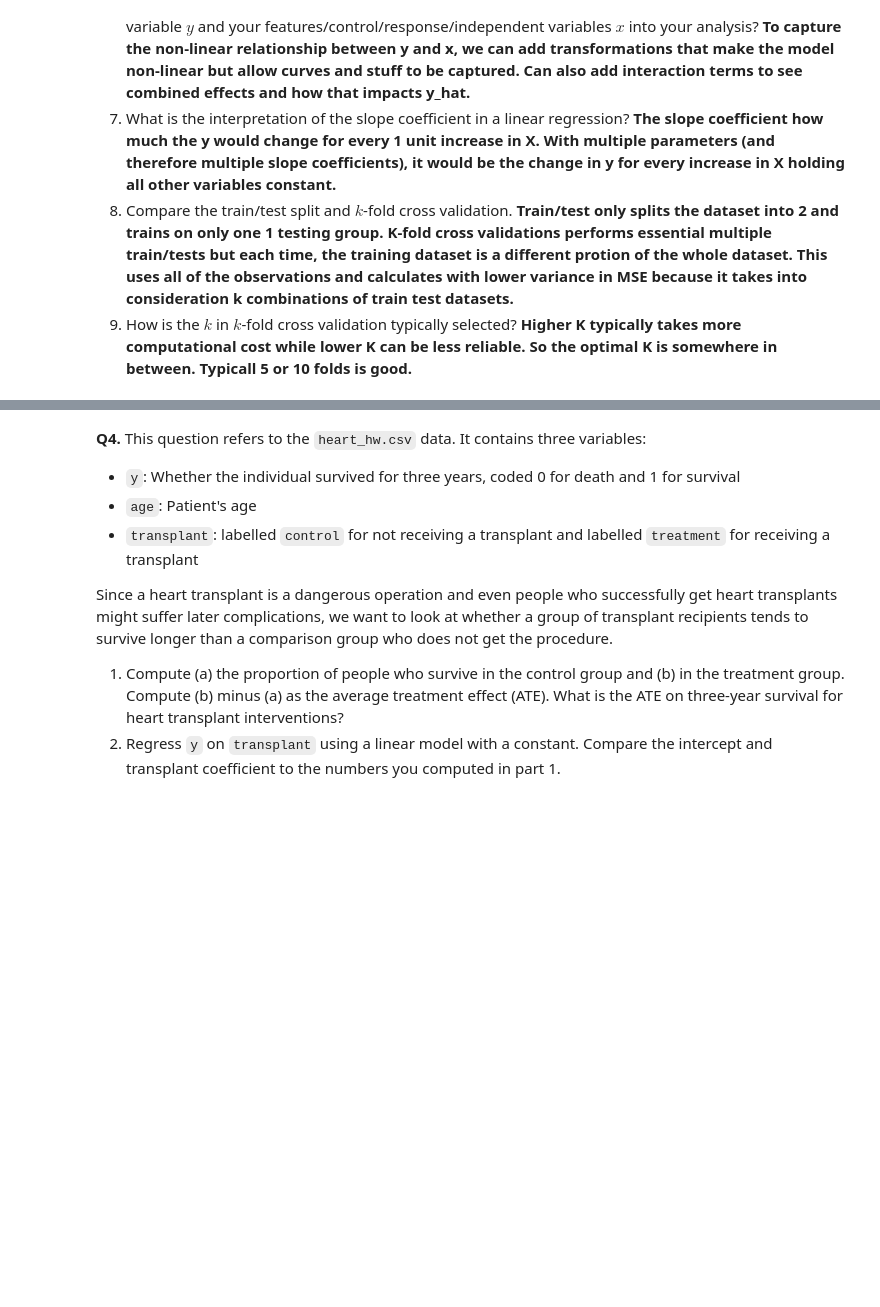
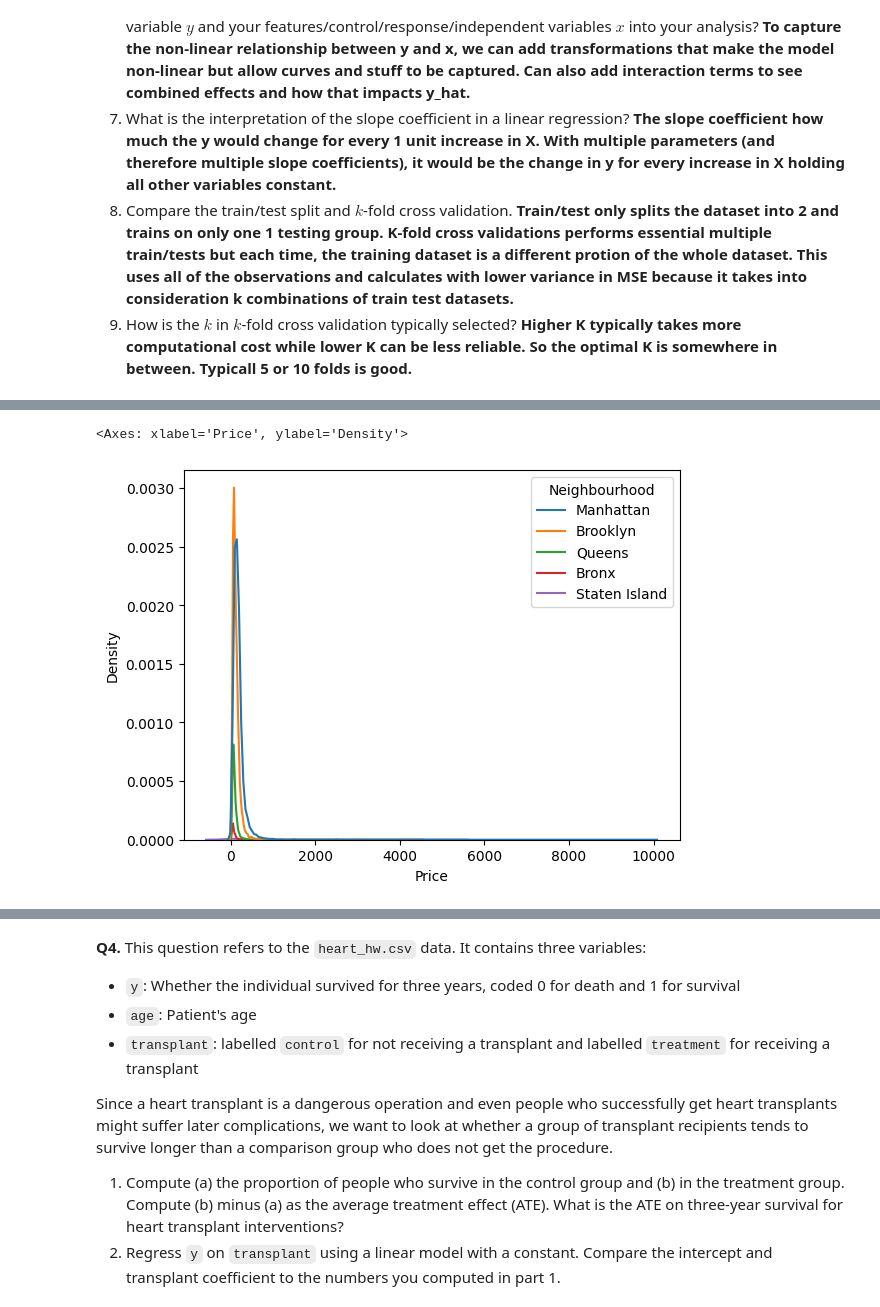
Before and after one commit to fortunecookie040/undergrad_ml_assignments, a Jupyter notebook: 03_assignment_linear_models.ipynb, the cells around one changed output, grey strips where cells are left out. Drawn from its saved outputs; the diff is of its cells as text; code cells hidden in the pictures; blank space fills up the shorter version.

```diff
--- a/03_assignment_linear_models.ipynb
+++ b/03_assignment_linear_models.ipynb
@@ -37,0 +31,9 @@
+# %%
+import pandas as pd
+import seaborn as sns
+import matplotlib.pyplot as plt
+import numpy as np
+
+df1 = pd.read_csv("data/Q1_clean.csv")
+df1.columns = df1.columns.str.strip()
+df1.columns
@@ -37,0 +57,6 @@
+# %%
+# Normal KDE
+sns.kdeplot(df1, x = "Price", hue = "Neighbourhood")
+# %% [output]
+<Axes: xlabel='Price', ylabel='Density'>
+[figure, added]
```
Also changed, not shown: parts of 16 cells of this notebook, 2 other files.
